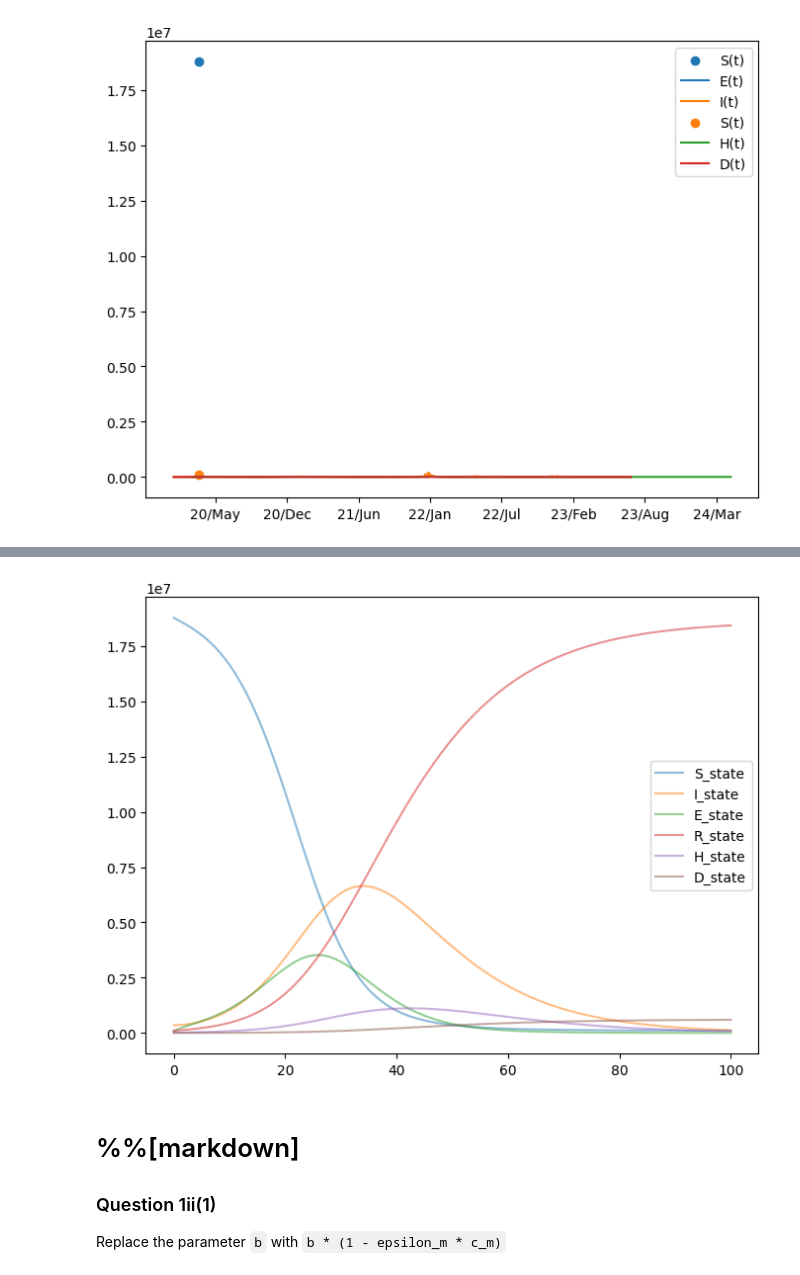
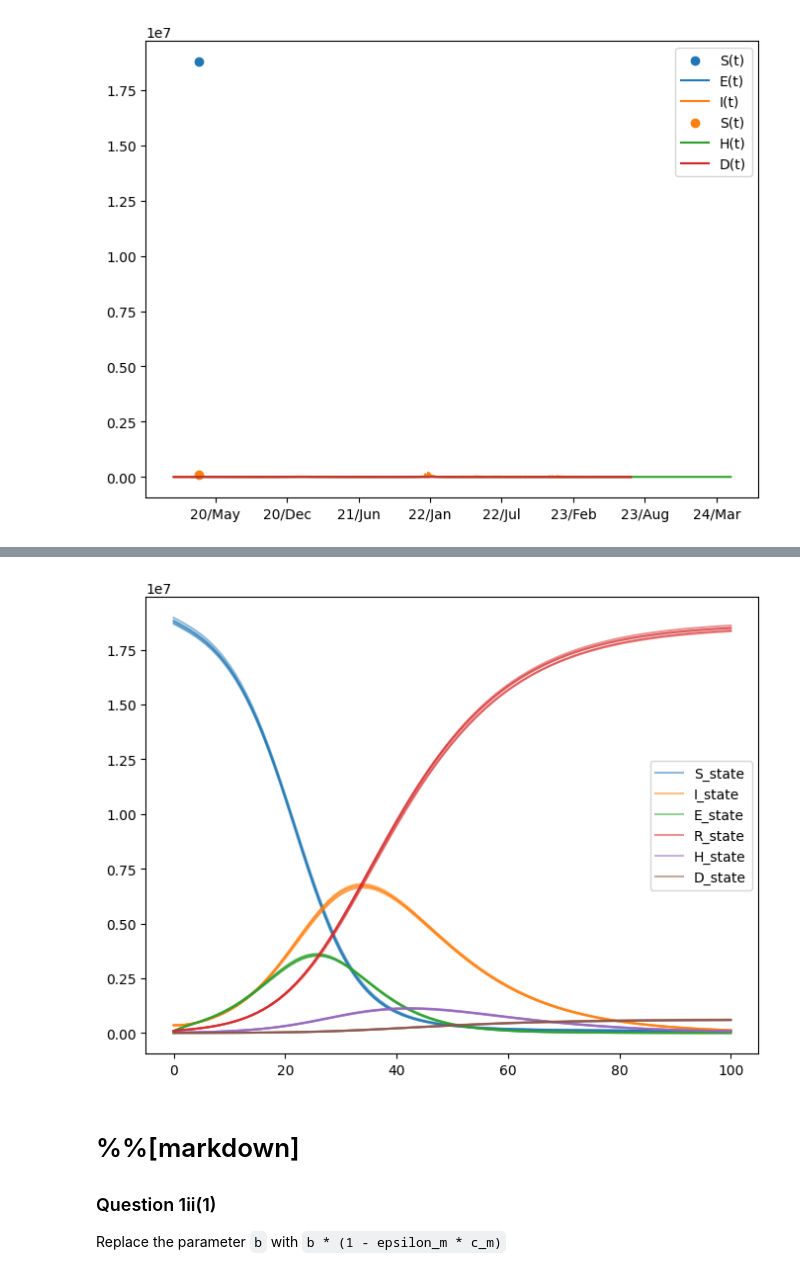
Before and after one commit to liunelson/pyciemss, a Jupyter notebook: notebooks/monthly_demo_202408.ipynb, the cells around one changed output, grey strips where cells are left out. Saved outputs shown, nothing was run; the diff lists cells and outputs as text; code cells hidden in the pictures.

```diff
--- a/notebooks/monthly_demo_202408.ipynb
+++ b/notebooks/monthly_demo_202408.ipynb
@@ -179,6 +205,11 @@ def add_missing_parameter_names(amr: dict) -> dict:
 
 model_sidarthe = biomodels.get_template_model("BIOMD0000000955")
 model_sidarthe = mira.metamodel.ops.simplify_rate_laws(model_sidarthe)
+model_sidarthe.eliminate_unused_parameters()
+
+# workaround
+amr = add_missing_distributions(add_missing_parameter_names(template_model_to_petrinet_json(model_sidarthe)))
+model_sidarthe = template_model_from_amr_json(amr)
 # %%
 # %%
 
@@ -357,7 +386,7 @@ assert model_sidarthe.parameters["sigma"].value == pytest.approx(0.017)
 start_time = 0.0
 end_time = 100.0
 logging_step_size = 1.0
-num_samples = 1
+num_samples = 10
 
 results = pyciemss.sample(
     add_missing_parameter_names(template_model_to_petrinet_json(model_sidarthe)),
@@ -636,7 +667,6 @@ tmd = TemplateModelDelta(model_sidarthe, model_sidarthev, refinement_function =
 # Construct the SEIRHD model by editing the SIDARTHE model?
 
 amr = template_model_to_petrinet_json(model_sidarthe)
-amr = add_missing_parameter_names(amr)
 
 # Remove observables
 amr = remove_observable(amr, "R0")
@@ -654,6 +684,11 @@ amr = replace_state_id(amr, "Diagnosed", "I")
 amr = replace_state_id(amr, "Healed", "R")
 amr = replace_state_id(amr, "Threatened", "H")
 amr = replace_state_id(amr, "Extinct", "D")
+
+# Change names
+id_name_map = {id: name for id, name in zip(list("SEIRHD"), ["Susceptible", "Exposed", "Infected", "Recovered", "Hospitalized", "Deceased"])}
+for i, state in enumerate(amr["model"]["states"]):
+    amr["model"]["states"][i]["name"] = id_name_map[state["id"]]
 
 # Remove S -> E controlled by E (template/transition with name "t4")
 amr = remove_transition(amr, "t4")
@@ -700,6 +735,10 @@ model_seirhd = copy.deepcopy(tm)
 # Rename the model
 model_seirhd.annotations.name = "SEIRHD model"
 model_seirhd.annotations.description = "Edit of the SIDARTHE model from Giodano 2020."
+
+# Workaround
+amr = add_missing_distributions(add_missing_parameter_names(template_model_to_petrinet_json(model_seirhd)))
+model_seirhd = template_model_from_amr_json(amr)
 # %%
 # %%
 
@@ -864,0 +894,8 @@ generate_init_param_tables(model_seirhd)[0]
+# %%
+# %%
+
+# Workaround
+amr = add_missing_distributions(add_missing_parameter_names(template_model_to_petrinet_json(model_seirhd)))
+model_seirhd = template_model_from_amr_json(amr)
+
+generate_init_param_tables(model_seirhd)[0]
@@ -896,28 +940,28 @@ with open("./data/monthly_demo_202408/model_seirhd.json", "w") as f:
 # %%
 # %%
 
 # Run this model
 
 start_time = 0.0
 end_time = 100.0
 logging_step_size = 1.0
-num_samples = 1
+num_samples = 5
 
 results = pyciemss.sample(
     add_missing_parameter_names(template_model_to_petrinet_json(model_seirhd)),
     end_time,
     logging_step_size,
     num_samples,
     start_time = start_time
 )
 
 # Plot results
 plot_simulate_results(results)
 
 # Note:
 #
 # %% [output]
-[figure, old version]
+[figure, new version]
 # %% [markdown]
 # %%[markdown]
 
```
Also changed, not shown: parts of 23 cells of this notebook.
